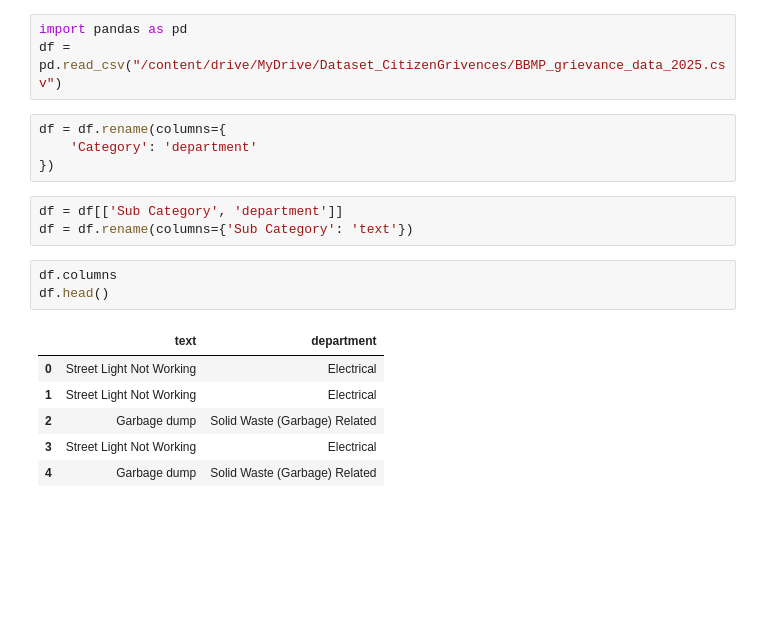
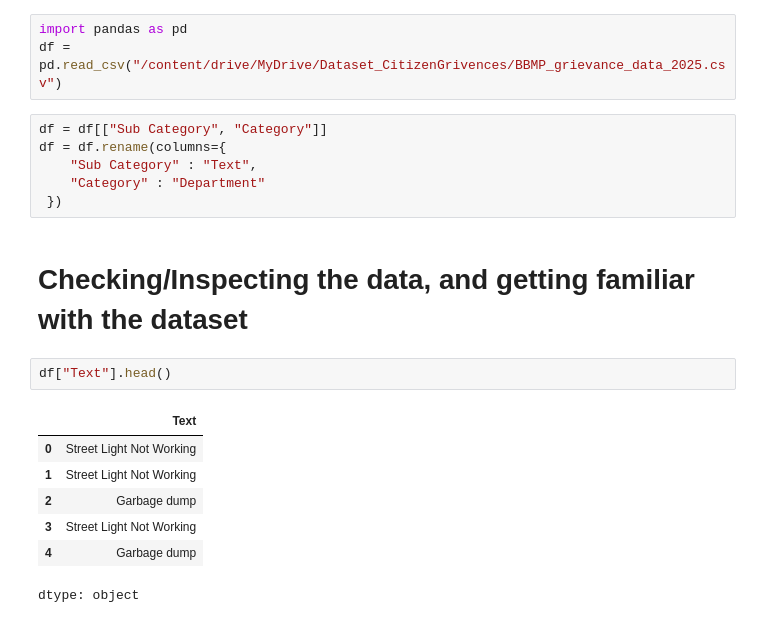
Before and after one commit to utkh-gt/grievance-nlp-system, a Jupyter notebook: notebooks/week1_eda.ipynb, the cells around one changed output. Cells and saved outputs as stored; diff of their text form; blank space fills up the shorter version.

Commit message:
Week 1: Added cleaned dataset for model training

```diff
--- a/notebooks/week1_eda.ipynb
+++ b/notebooks/week1_eda.ipynb
@@ -2,19 +2,20 @@
 import pandas as pd
 df = pd.read_csv("/content/drive/MyDrive/Dataset_CitizenGrivences/BBMP_grievance_data_2025.csv")
 # %%
+df = df[["Sub Category", "Category"]]
 df = df.rename(columns={
-    'Category': 'department'
-})
+    "Sub Category" : "Text",
+    "Category" : "Department"
+ })
-# %%
-df = df[['Sub Category', 'department']]
-df = df.rename(columns={'Sub Category': 'text'})
+# %% [markdown]
+# **Checking/Inspecting the data, and getting familiar with the dataset**
 # %%
-df.columns
-df.head()
+df["Text"].head()
 # %% [output]
-|  | text | department |
-| 0 | Street Light Not Working | Electrical |
-| 1 | Street Light Not Working | Electrical |
-| 2 | Garbage dump | Solid Waste (Garbage) Related |
-| 3 | Street Light Not Working | Electrical |
-| 4 | Garbage dump | Solid Waste (Garbage) Related |
+|  | Text |
+| 0 | Street Light Not Working |
+| 1 | Street Light Not Working |
+| 2 | Garbage dump |
+| 3 | Street Light Not Working |
+| 4 | Garbage dump |
+dtype: object
```
Also changed, not shown: parts of 13 cells of this notebook, 3 other files.
